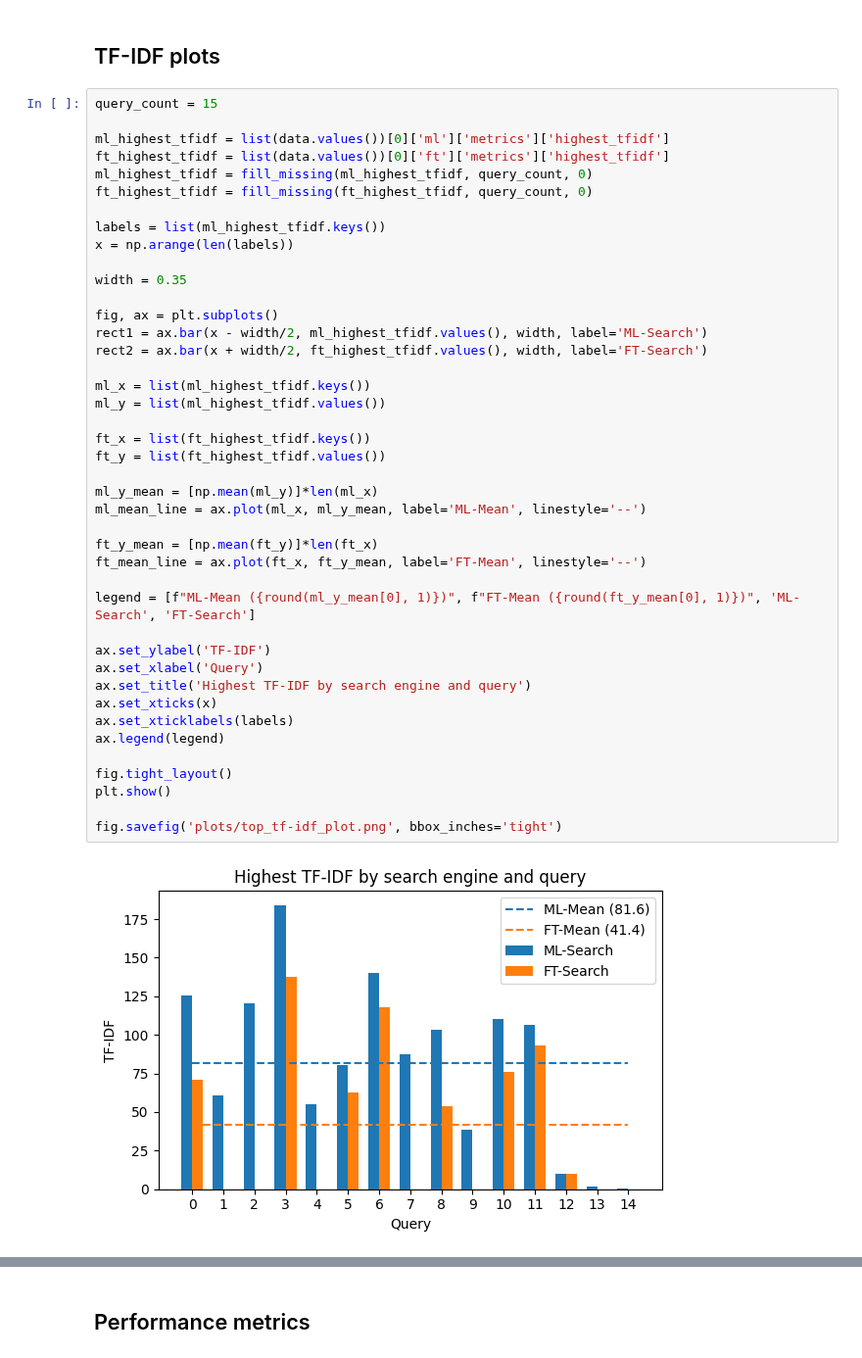
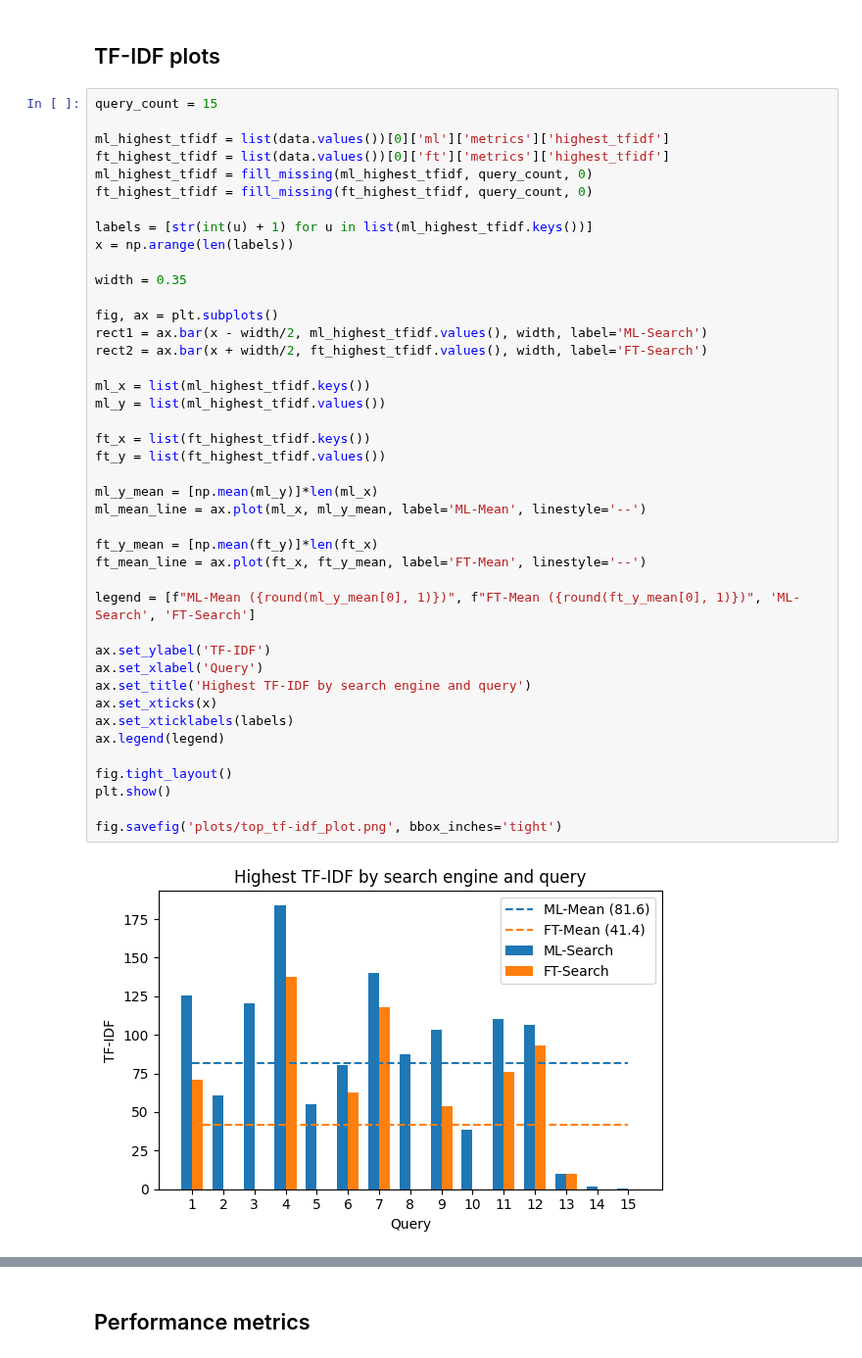
Before and after one commit to xD33m/BA_Jupyter_Notebook, a Jupyter notebook: search_engine_evaluation.ipynb, the cells around one changed output, grey strips where cells are left out. Shown at 98% size. Drawn from its saved outputs; the diff is of its cells as text.

```diff
--- a/search_engine_evaluation.ipynb
+++ b/search_engine_evaluation.ipynb
@@ -599,7 +595,7 @@ ft_highest_tfidf = list(data.values())[0]['ft']['metrics']['highest_tfidf']
 ml_highest_tfidf = fill_missing(ml_highest_tfidf, query_count, 0)
 ft_highest_tfidf = fill_missing(ft_highest_tfidf, query_count, 0)
 
-labels = list(ml_highest_tfidf.keys())
+labels = [str(int(u) + 1) for u in list(ml_highest_tfidf.keys())]
 x = np.arange(len(labels))
 
 width = 0.35
@@ -607,34 +603,34 @@ width = 0.35
 fig, ax = plt.subplots()
 rect1 = ax.bar(x - width/2, ml_highest_tfidf.values(), width, label='ML-Search')
 rect2 = ax.bar(x + width/2, ft_highest_tfidf.values(), width, label='FT-Search')
 
 ml_x = list(ml_highest_tfidf.keys())
 ml_y = list(ml_highest_tfidf.values())
 
 ft_x = list(ft_highest_tfidf.keys())
 ft_y = list(ft_highest_tfidf.values())
 
 ml_y_mean = [np.mean(ml_y)]*len(ml_x)
 ml_mean_line = ax.plot(ml_x, ml_y_mean, label='ML-Mean', linestyle='--')
 
 ft_y_mean = [np.mean(ft_y)]*len(ft_x)
 ft_mean_line = ax.plot(ft_x, ft_y_mean, label='FT-Mean', linestyle='--')
 
 legend = [f"ML-Mean ({round(ml_y_mean[0], 1)})", f"FT-Mean ({round(ft_y_mean[0], 1)})", 'ML-Search', 'FT-Search']
 
 ax.set_ylabel('TF-IDF')
 ax.set_xlabel('Query')
 ax.set_title('Highest TF-IDF by search engine and query')
 ax.set_xticks(x)
 ax.set_xticklabels(labels)
 ax.legend(legend)
 
 fig.tight_layout()
 plt.show()
 
 fig.savefig('plots/top_tf-idf_plot.png', bbox_inches='tight')
 # %% [output]
-[figure, old version]
+[figure, new version]
 # %%
 query_count = 15
 
```
Also changed, not shown: parts of 6 cells of this notebook.
